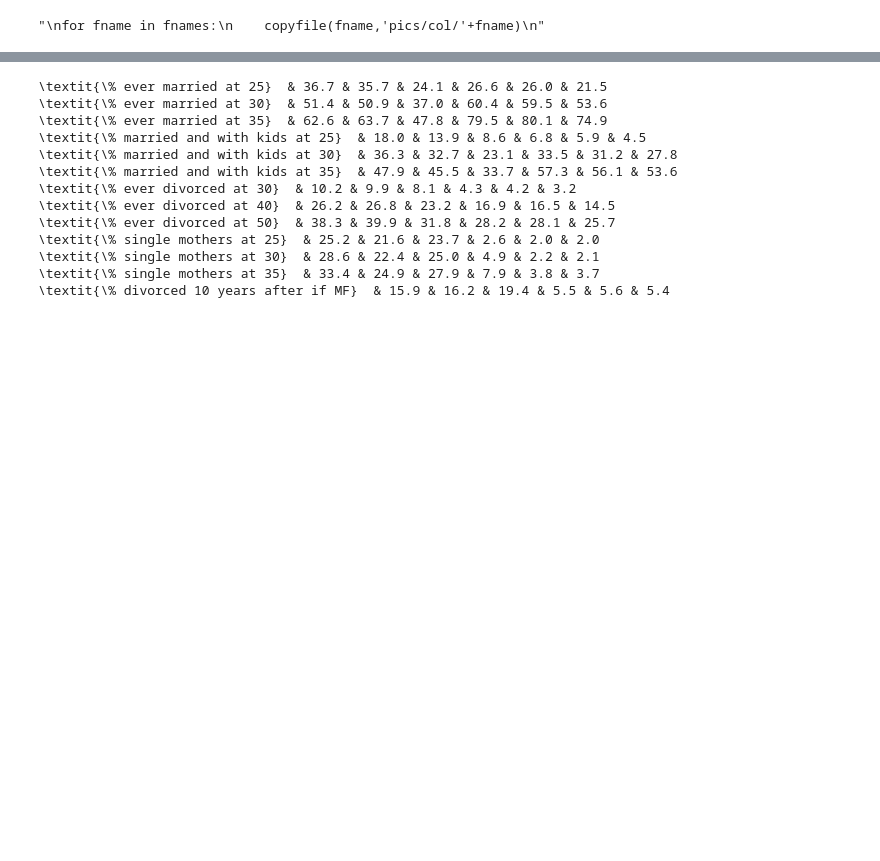
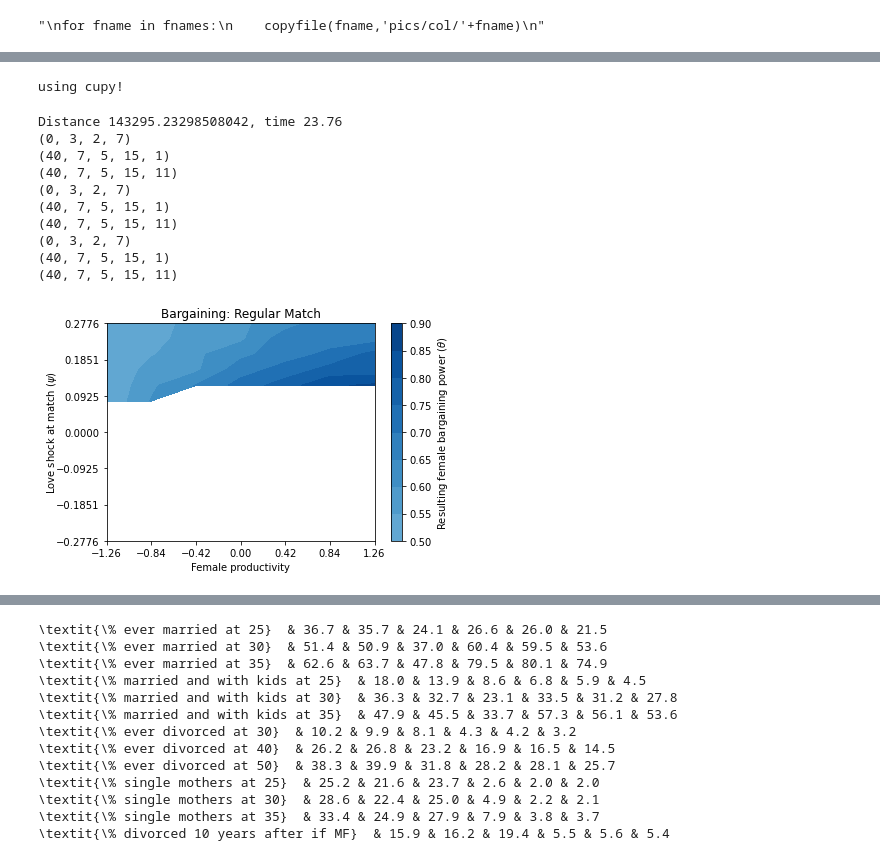
Before and after one commit to egorkozlov/py_shotgun, a Jupyter notebook: fit_graphs_and_tables.ipynb, the cells around one changed output, grey strips where cells are left out. Saved outputs shown, nothing was run; the diff lists cells and outputs as text; code cells hidden in the pictures; blank space fills up the shorter version.

```diff
--- a/fit_graphs_and_tables.ipynb
+++ b/fit_graphs_and_tables.ipynb
@@ -163,22 +165,35 @@ failed to plot child welfare
 # %%
 # part 6.1 plots:
 
-run_this = False
+run_this = True
 
 if run_this:
 
     from residuals import mdl_resid
 
     out, mdl, agents, res, mom = mdl_resid(x=x_col,targets=tar_col,
                                           return_format=['distance','models','agents','scaled residuals','moments'],
                                           #load_from='mdl.pkl',
                                           #verbose=True,draw=True,cs_moments=False,
                                           #moments_save_name = this_name,
                                           moments_repeat=1)
 
 
     mdl[0].mar_graphs()
 
     #fnames = ['change_upp.pdf','tholds_upp.pdf']
     #for fname in fnames:
     #    copyfile(fname,'pics/'+fname)
+# %% [output]
+using cupy!
+Distance 143295.23298508042, time 23.76
+(0, 3, 2, 7)
+(40, 7, 5, 15, 1)
+(40, 7, 5, 15, 11)
+(0, 3, 2, 7)
+(40, 7, 5, 15, 1)
+(40, 7, 5, 15, 11)
+(0, 3, 2, 7)
+(40, 7, 5, 15, 1)
+(40, 7, 5, 15, 11)
+[figure, added]
```
Also changed, not shown: parts of 15 cells of this notebook, 5 other files.
